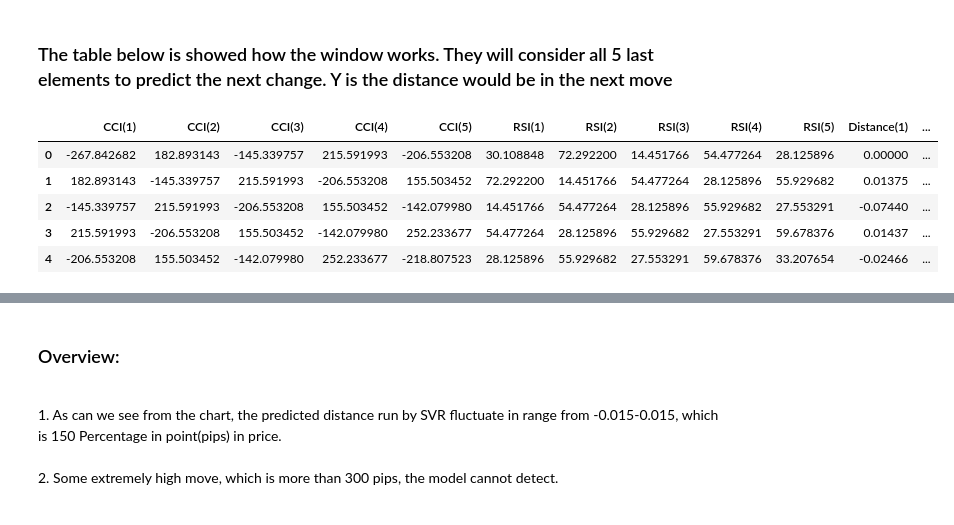
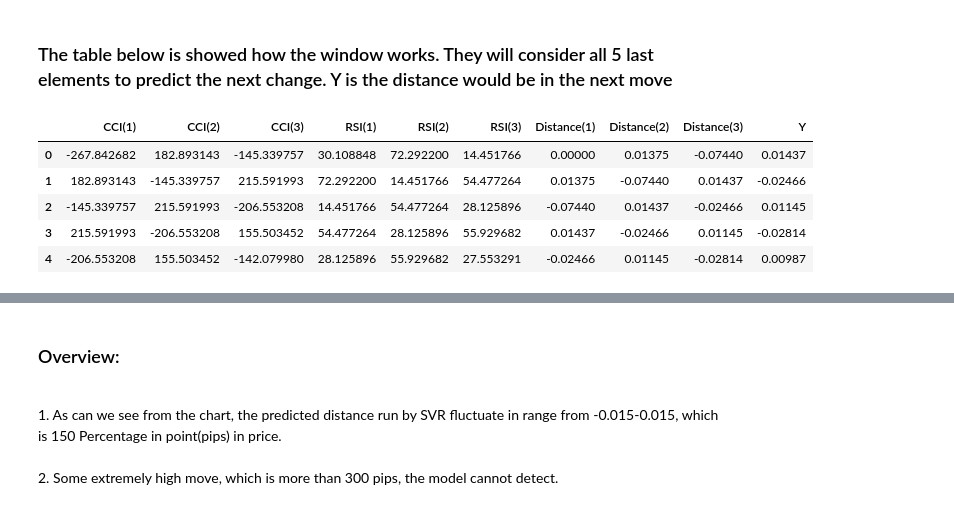
Before and after one commit to Darkcom18/Stage-, a Jupyter notebook: EU_Trade.ipynb, the cells around one changed output, grey strips where cells are left out. Saved outputs shown, nothing was run; the diff lists cells and outputs as text; code cells hidden in the pictures.

```diff
--- a/EU_Trade.ipynb
+++ b/EU_Trade.ipynb
@@ -60,7 +62,7 @@ Volume        62399 non-null float64
 dtypes: float64(5), object(1)
 memory usage: 2.9+ MB
 # %%
-trend_build = trend_v1(EU_Build,0.005,-0.005) # 0.005 which means if there is a change of 50 pips, the trend is reversal.
+trend_build = trend_v1(EU_Build,0.006,-0.006) # 0.005 which means if there is a change of 50 pips, the trend is reversal.
 first_pivot_build = trend_build.initial_pivot()
 pivots_build = trend_build.peak_valley_pivots(first_pivot_build)
 EU_Build['Pivots'] = pivots_build
@@ -165,21 +164,24 @@ test_set = Slide_data[1500:]
+# %%
+train_set = Slide_data[:1000].reset_index(drop=True)
+test_set = Slide_data[1000:].reset_index(drop=True)
 # %% [markdown]
 <h3>The table below is showed how the window works. They will consider all 5 last elements to predict the next change. Y is the distance would be in the next move </h3>
 # %%
-w = 5
+w = 3
 train_win = WindowSlider(w)
 train = train_win.collect_windows(train_set.iloc[:,0:])
 
 test_win = WindowSlider(w)
 test = test_win.collect_windows(test_set.iloc[:,0:])
 
 train.head(5)
 # %% [output]
-|  | CCI(1) | CCI(2) | CCI(3) | CCI(4) | CCI(5) | RSI(1) | RSI(2) | RSI(3) | RSI(4) | RSI(5) | Distance(1) | ... |
-| 0 | -267.842682 | 182.893143 | -145.339757 | 215.591993 | -206.553208 | 30.108848 | 72.292200 | 14.451766 | 54.477264 | 28.125896 | 0.00000 | ... |
-| 1 | 182.893143 | -145.339757 | 215.591993 | -206.553208 | 155.503452 | 72.292200 | 14.451766 | 54.477264 | 28.125896 | 55.929682 | 0.01375 | ... |
-| 2 | -145.339757 | 215.591993 | -206.553208 | 155.503452 | -142.079980 | 14.451766 | 54.477264 | 28.125896 | 55.929682 | 27.553291 | -0.07440 | ... |
-| 3 | 215.591993 | -206.553208 | 155.503452 | -142.079980 | 252.233677 | 54.477264 | 28.125896 | 55.929682 | 27.553291 | 59.678376 | 0.01437 | ... |
-| 4 | -206.553208 | 155.503452 | -142.079980 | 252.233677 | -218.807523 | 28.125896 | 55.929682 | 27.553291 | 59.678376 | 33.207654 | -0.02466 | ... |
+|  | CCI(1) | CCI(2) | CCI(3) | RSI(1) | RSI(2) | RSI(3) | Distance(1) | Distance(2) | Distance(3) | Y |
+| 0 | -267.842682 | 182.893143 | -145.339757 | 30.108848 | 72.292200 | 14.451766 | 0.00000 | 0.01375 | -0.07440 | 0.01437 |
+| 1 | 182.893143 | -145.339757 | 215.591993 | 72.292200 | 14.451766 | 54.477264 | 0.01375 | -0.07440 | 0.01437 | -0.02466 |
+| 2 | -145.339757 | 215.591993 | -206.553208 | 14.451766 | 54.477264 | 28.125896 | -0.07440 | 0.01437 | -0.02466 | 0.01145 |
+| 3 | 215.591993 | -206.553208 | 155.503452 | 54.477264 | 28.125896 | 55.929682 | 0.01437 | -0.02466 | 0.01145 | -0.02814 |
+| 4 | -206.553208 | 155.503452 | -142.079980 | 28.125896 | 55.929682 | 27.553291 | -0.02466 | 0.01145 | -0.02814 | 0.00987 |
 # %%
 from sklearn.linear_model import LinearRegression
 lr_model = LinearRegression()
```
Also changed, not shown: parts of 34 cells of this notebook.
